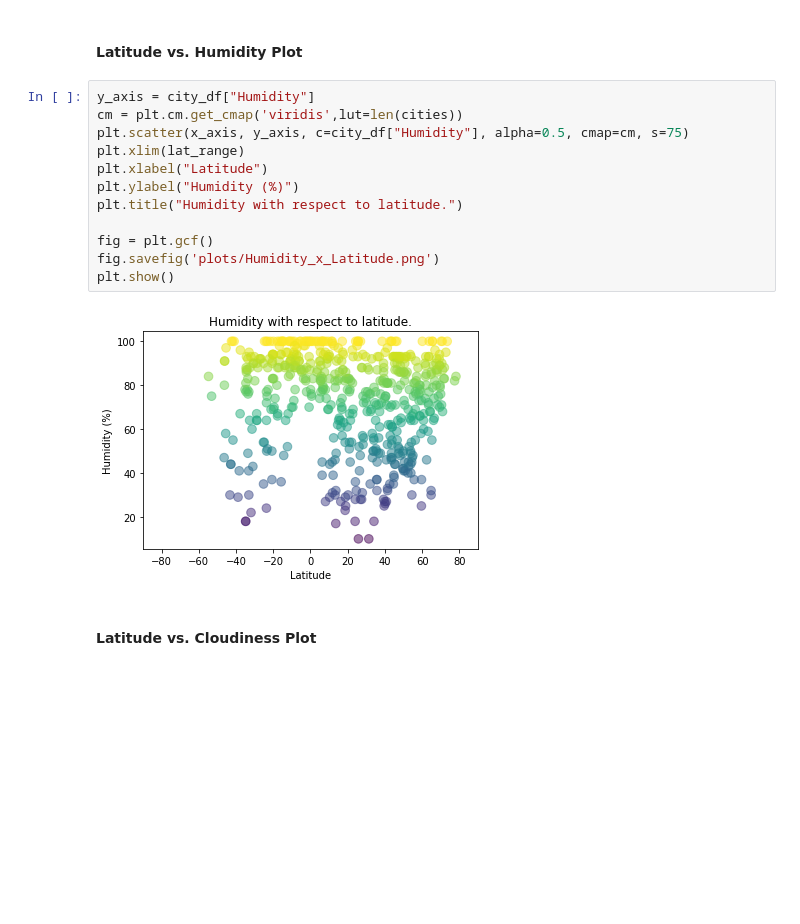
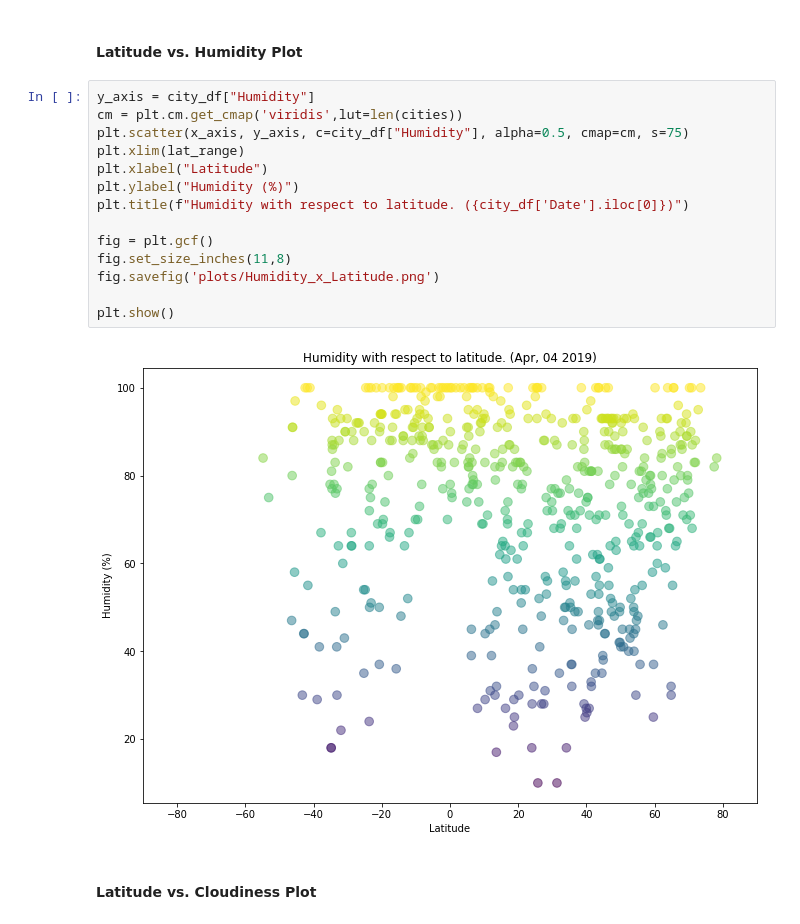
Before and after one commit to brianrhackett/weatherpy, a Jupyter notebook: starter_code/WeatherPy.ipynb, the cells around one changed output. Drawn from its saved outputs; the diff is of its cells as text; blank space fills up the shorter version.

```diff
--- a/starter_code/WeatherPy.ipynb
+++ b/starter_code/WeatherPy.ipynb
@@ -142,17 +143,19 @@ fig.savefig('plots/Temperature_x_Latitude.png')
 # %%
 y_axis = city_df["Humidity"]
 cm = plt.cm.get_cmap('viridis',lut=len(cities))
 plt.scatter(x_axis, y_axis, c=city_df["Humidity"], alpha=0.5, cmap=cm, s=75)
 plt.xlim(lat_range)
 plt.xlabel("Latitude")
 plt.ylabel("Humidity (%)")
-plt.title("Humidity with respect to latitude.")
+plt.title(f"Humidity with respect to latitude. ({city_df['Date'].iloc[0]})")
 
 fig = plt.gcf()
+fig.set_size_inches(11,8)
 fig.savefig('plots/Humidity_x_Latitude.png')
+
 plt.show()
 # %% [output]
-[figure, old version]
+[figure, new version]
 # %% [markdown]
 #### Latitude vs. Cloudiness Plot
 # %%
```
Also changed, not shown: parts of 3 cells of this notebook, 5 other files.
